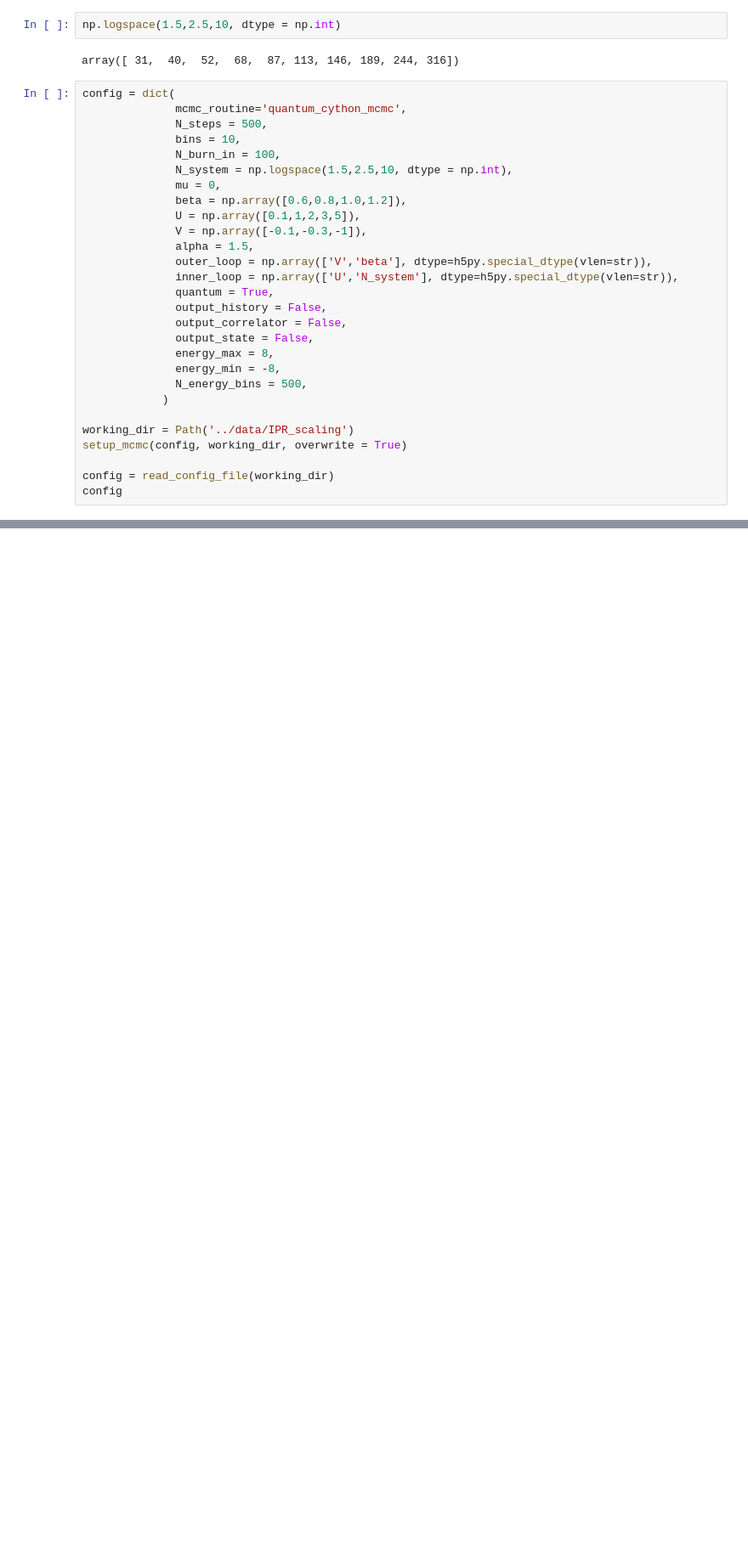
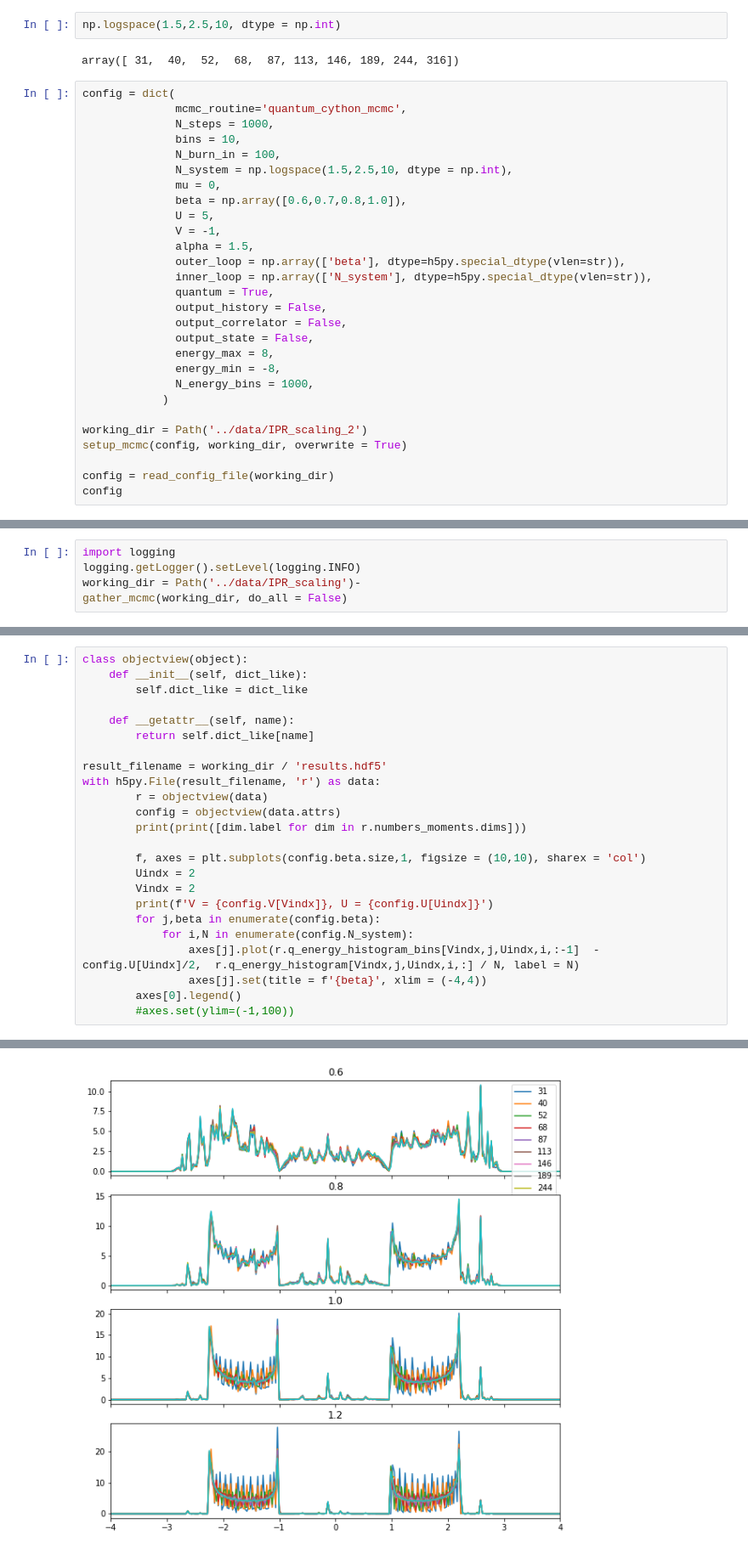
Before and after one commit to TomHodson/FKMC, a Jupyter notebook: notebooks/IPR_Scaling.ipynb, the cells around one changed output, grey strips where cells are left out. Shown: that part at 85% size. Saved outputs shown, nothing was run; the diff lists cells and outputs as text; blank space fills up the shorter version.

```diff
--- a/notebooks/IPR_Scaling.ipynb
+++ b/notebooks/IPR_Scaling.ipynb
@@ -17,27 +17,27 @@ array([ 31,  40,  52,  68,  87, 113, 146, 189, 244, 316])
 # %%
 config = dict(
               mcmc_routine='quantum_cython_mcmc',
-              N_steps = 500,
+              N_steps = 1000,
               bins = 10,
               N_burn_in = 100,
               N_system = np.logspace(1.5,2.5,10, dtype = np.int),
               mu = 0,
-              beta = np.array([0.6,0.8,1.0,1.2]),
-              U = np.array([0.1,1,2,3,5]),
-              V = np.array([-0.1,-0.3,-1]),
+              beta = np.array([0.6,0.7,0.8,1.0]),
+              U = 5,
+              V = -1,
               alpha = 1.5,
-              outer_loop = np.array(['V','beta'], dtype=h5py.special_dtype(vlen=str)),
-              inner_loop = np.array(['U','N_system'], dtype=h5py.special_dtype(vlen=str)),
+              outer_loop = np.array(['beta'], dtype=h5py.special_dtype(vlen=str)),
+              inner_loop = np.array(['N_system'], dtype=h5py.special_dtype(vlen=str)),
               quantum = True,
               output_history = False,
               output_correlator = False,
               output_state = False,
               energy_max = 8,
               energy_min = -8,
-              N_energy_bins = 500,
+              N_energy_bins = 1000,
             )
 
-working_dir = Path('../data/IPR_scaling')
+working_dir = Path('../data/IPR_scaling_2')
 setup_mcmc(config, working_dir, overwrite = True)
 
 config = read_config_file(working_dir)
@@ -44,0 +82,5 @@ config
+# %%
+import logging
+logging.getLogger().setLevel(logging.INFO)
+working_dir = Path('../data/IPR_scaling')-
+gather_mcmc(working_dir, do_all = False)
@@ -44,0 +96,25 @@ config
+# %%
+class objectview(object):
+    def __init__(self, dict_like):
+        self.dict_like = dict_like
+
+    def __getattr__(self, name):
+        return self.dict_like[name]
+
+result_filename = working_dir / 'results.hdf5'
+with h5py.File(result_filename, 'r') as data:
+        r = objectview(data)
+        config = objectview(data.attrs)
+        print(print([dim.label for dim in r.numbers_moments.dims]))
+
+        f, axes = plt.subplots(config.beta.size,1, figsize = (10,10), sharex = 'col')
+        Uindx = 2
+        Vindx = 2
+        print(f'V = {config.V[Vindx]}, U = {config.U[Uindx]}')
+        for j,beta in enumerate(config.beta):
+            for i,N in enumerate(config.N_system):
+                axes[j].plot(r.q_energy_histogram_bins[Vindx,j,Uindx,i,:-1]  - config.U[Uindx]/2,  r.q_energy_histogram[Vindx,j,Uindx,i,:] / N, label = N)
+                axes[j].set(title = f'{beta}', xlim = (-4,4))
+        axes[0].legend()
+        #axes.set(ylim=(-1,100))
+# %% [output]
@@ -44,0 +124 @@ config
+[figure, added]
```
Also changed, not shown: parts of 4 cells of this notebook, 5 other files.
